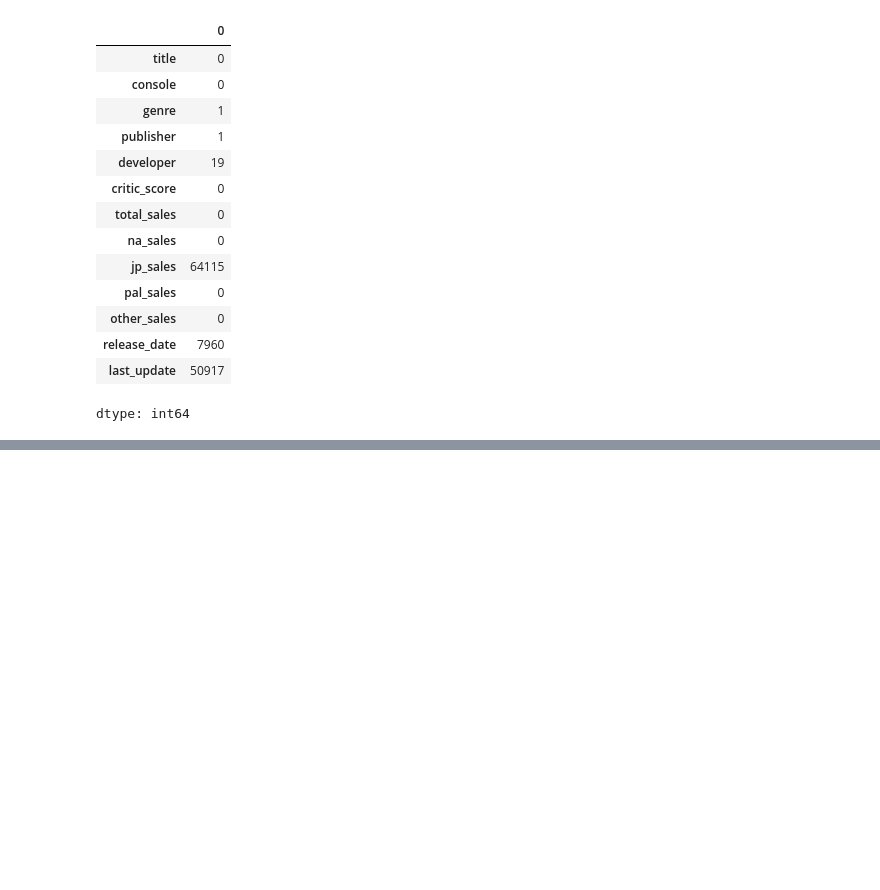
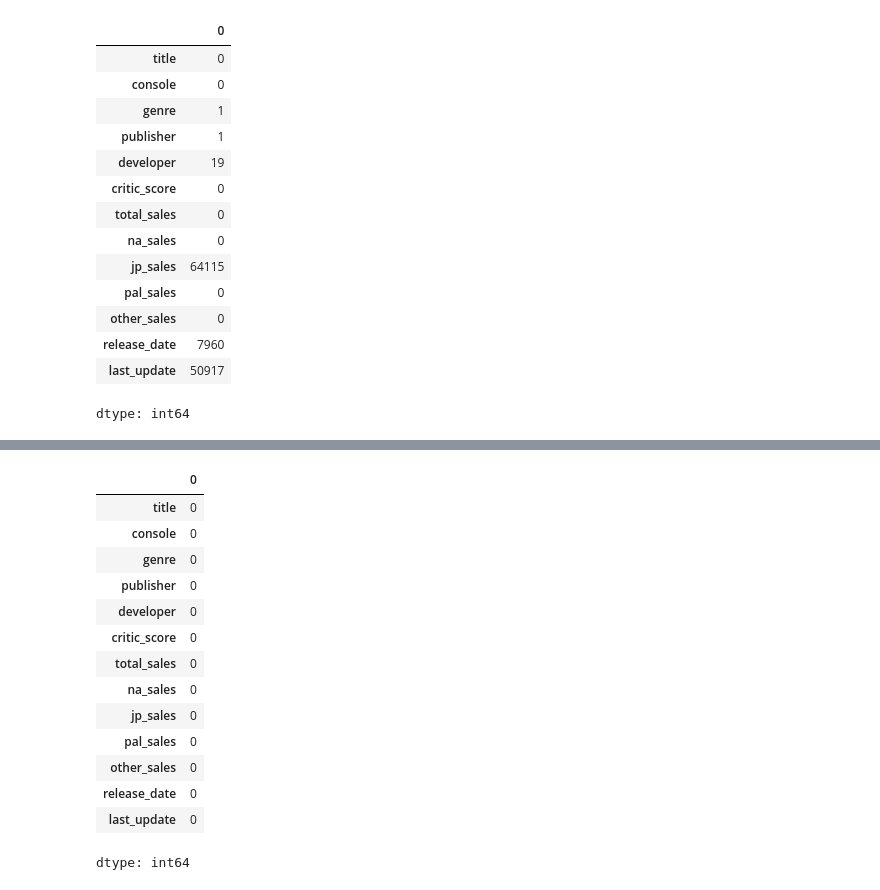
Before and after one commit to ajithajith72389/Video-Game-Sales-Analysis, a Jupyter notebook: Video_Game_Sales_Analysis.ipynb, the cells around one changed output, grey strips where cells are left out. Saved outputs shown, nothing was run; the diff lists cells and outputs as text; code cells hidden in the pictures; blank space fills up the shorter version.

```diff
--- a/Video_Game_Sales_Analysis.ipynb
+++ b/Video_Game_Sales_Analysis.ipynb
@@ -104,0 +153,18 @@ dtype: int64
+# %%
+data.isna().sum()
+# %% [output]
+|  | 0 |
+| title | 0 |
+| console | 0 |
+| genre | 0 |
+| publisher | 0 |
+| developer | 0 |
+| critic_score | 0 |
+| total_sales | 0 |
+| na_sales | 0 |
+| jp_sales | 0 |
+| pal_sales | 0 |
+| other_sales | 0 |
+| release_date | 0 |
+| last_update | 0 |
+dtype: int64
```
Also changed, not shown: parts of 7 cells of this notebook.
